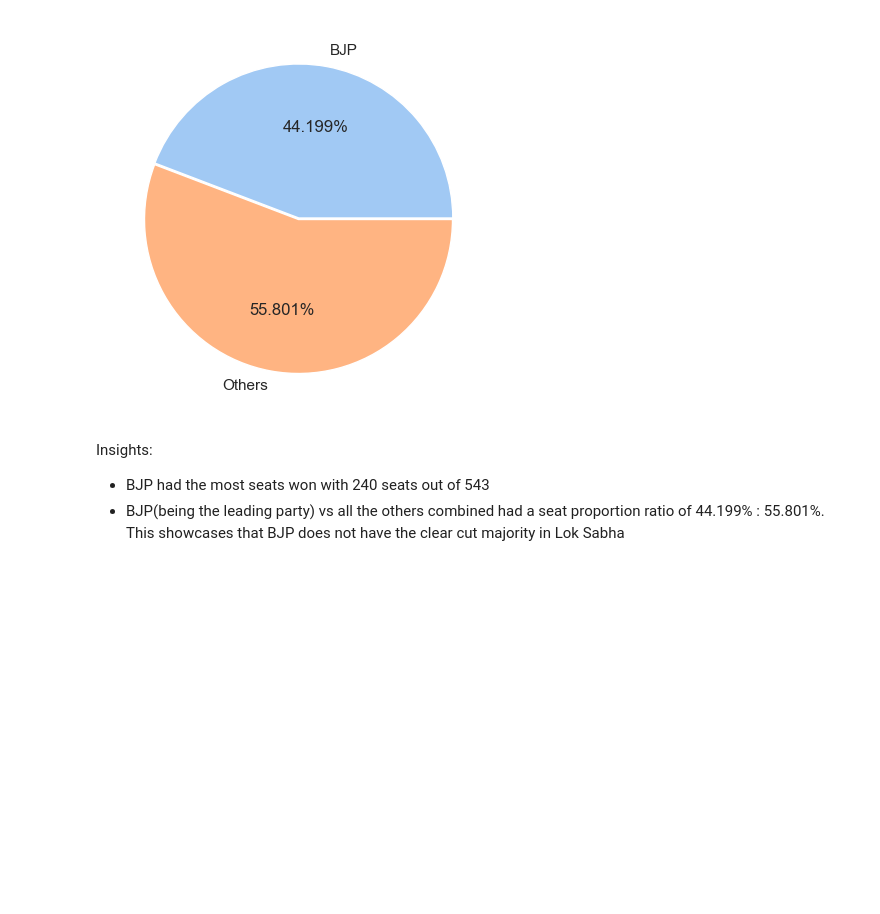
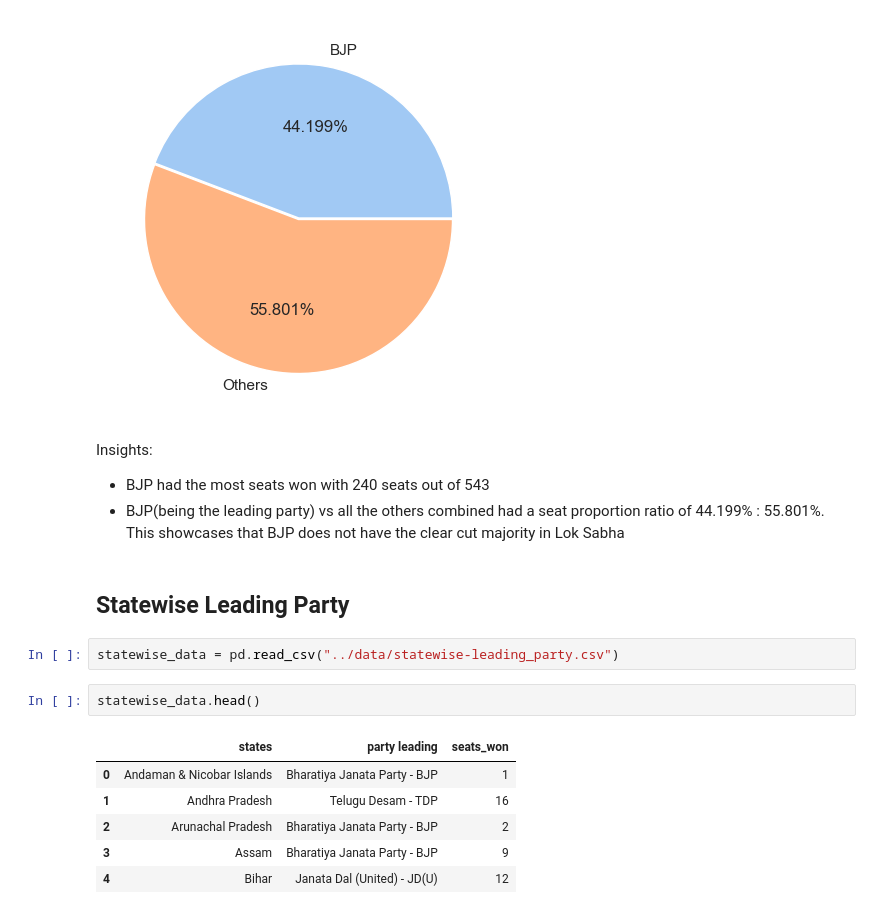
Before and after one commit to Prithvi2310/Lok-sabha-insights-report, a Jupyter notebook: ipynb/insights.ipynb, the cells around one changed output. Drawn from its saved outputs; the diff is of its cells as text; blank space fills up the shorter version.

```diff
--- a/ipynb/insights.ipynb
+++ b/ipynb/insights.ipynb
@@ -48,3 +48,16 @@ plt.show()
 Insights:
 - BJP had the most seats won with 240 seats out of 543
 - BJP(being the leading party) vs all the others combined had a seat proportion ratio of 44.199% : 55.801%. This showcases that BJP does not have the clear cut majority in Lok Sabha
+# %% [markdown]
+## Statewise Leading Party
+# %%
+statewise_data = pd.read_csv("../data/statewise-leading_party.csv")
+# %%
+statewise_data.head()
+# %% [output]
+|  | states | party leading | seats_won |
+| 0 | Andaman & Nicobar Islands | Bharatiya Janata Party - BJP | 1 |
+| 1 | Andhra Pradesh | Telugu Desam - TDP | 16 |
+| 2 | Arunachal Pradesh | Bharatiya Janata Party - BJP | 2 |
+| 3 | Assam | Bharatiya Janata Party - BJP | 9 |
+| 4 | Bihar | Janata Dal (United) - JD(U) | 12 |
```
Also changed, not shown: parts of 4 cells of this notebook, 2 other files.
